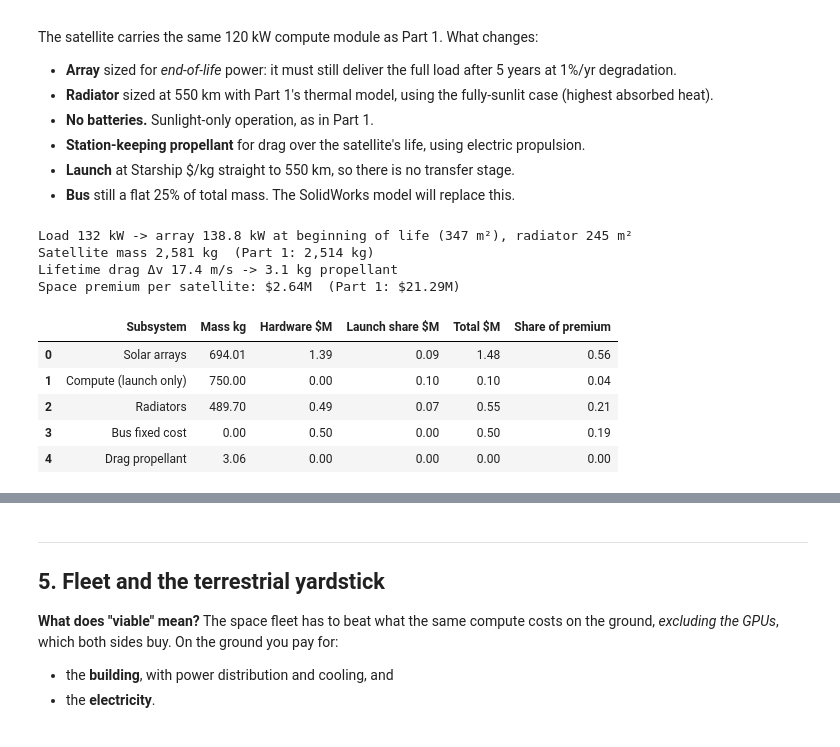
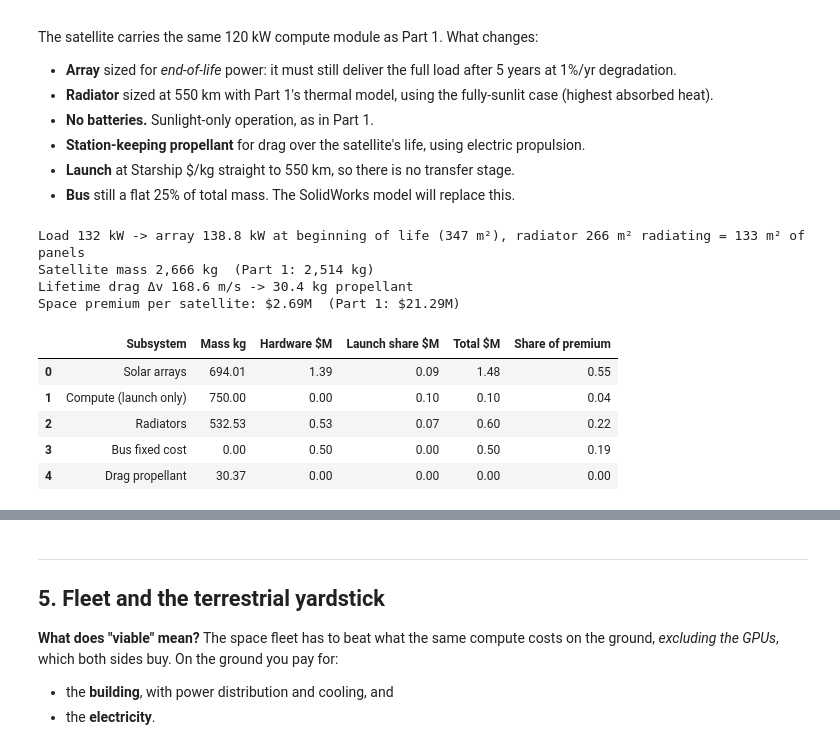
Before and after one commit to SailingSF/research, a Jupyter notebook: space_gpu_datacenter_part2.ipynb, the cells around one changed output, grey strips where cells are left out. Cells and saved outputs as stored; diff of their text form; code cells hidden in the pictures.

```diff
--- a/space_gpu_datacenter_part2.ipynb
+++ b/space_gpu_datacenter_part2.ipynb
@@ -448,13 +480,15 @@ def earth_view_factor_max(alt_km: float) -> float:
     r = R_EARTH + 1_000.0 * alt_km
     return float((R_EARTH / r)**2)
 
-def radiator_area_m2_with_backload(q_internal_w, t_rad_c, alt_km, beta_deg):
+def radiator_area_m2_with_backload(q_internal_w, t_rad_c, alt_km, beta_deg, f_earth=None):
     """Part 1's radiator sizing (emitted flux minus absorbed Earth IR, albedo, and residual solar),
-    condensed to use the global thermal assumptions. Returns (area_m2, net_flux_w_m2)."""
+    condensed to use the global thermal assumptions. Returns (area_m2, net_flux_w_m2).
+    Part 2 addition: pass f_earth to override Part 1's Earth view factor (e.g. for a vertical fin)."""
     t_rad_k = t_rad_c + 273.15
     q_emit = EPSILON * SIGMA * K_EFFECTIVE * (t_rad_k**4 - T_SINK_K**4)
     f_sun = sunlight_fraction(alt_km, beta_deg)
-    f_earth = float(np.clip(earth_view_factor_max(alt_km) * EARTH_VIEW_FRACTION_OF_MAX, 0.0, 1.0))
+    if f_earth is None:
+        f_earth = float(np.clip(earth_view_factor_max(alt_km) * EARTH_VIEW_FRACTION_OF_MAX, 0.0, 1.0))
     q_ir = ALPHA_IR * EARTH_IR_FLUX_W_PER_M2 * f_earth
     q_albedo = ALPHA_SOLAR * SOLAR_CONSTANT * EARTH_BOND_ALBEDO * f_earth * ALBEDO_GEOMETRY_FACTOR * f_sun
     q_solar = ALPHA_SOLAR * SOLAR_CONSTANT * RADIATOR_SOLAR_VIEW_FACTOR * f_sun
@@ -570,6 +602,14 @@ def sso_payload_factor() -> float:
 SSO_FACTOR, SSO_EXTRA_DV = sso_payload_factor()
 
 
+def earth_view_factor_vertical_plate(alt_km: float) -> float:
+    """View factor from one face of a vertical (horizon-facing) plate to the Earth.
+    F = (1/π)·[atan(1/√(H²−1)) − √(H²−1)/H²], with H = r/R_earth."""
+    H = (R_EARTH + 1_000 * alt_km) / R_EARTH
+    k = math.sqrt(H**2 - 1)
+    return (math.atan(1 / k) - k / H**2) / math.pi
+
+
 def size_satellite(
     launch_cost_per_kg=LAUNCH_COST_PER_KG,
     array_cost_per_w=ARRAY_COST_PER_W,
@@ -580,6 +620,9 @@ def size_satellite(
     frontal_area_m2=FRONTAL_AREA_EDGE_ON_M2,
     apply_sso_penalty=APPLY_SSO_PAYLOAD_PENALTY,
     f_sun=None,
+    radiator_layout=RADIATOR_LAYOUT,
+    bus_mass_kg=None,
+    sats_per_flight=None,
 ) -> dict:
     """One satellite at 550 km dawn-dusk. Returns masses [kg], costs [$], and premium metrics."""
     f_sun = F_SUN_ANNUAL if f_sun is None else f_sun
@@ -592,70 +635,81 @@ def size_satellite(
     a_array = p_array_bol_w / ARRAY_POWER_DENSITY_W_PER_M2
     c_array = p_array_bol_w * array_cost_per_w
 
-    # Radiator (fully sunlit case = highest absorbed environmental heat)
-    a_rad, q_net = radiator_area_m2_with_backload(p_load_w, T_GPU_C - DELTA_T_TO_RADIATOR_C, ALT_KM, 90.0)
-    m_rad = a_rad * RADIATOR_AREAL_DENSITY
+    # Radiator (fully sunlit case = highest absorbed environmental heat).
+    #   Layout B: vertical fins, both faces radiate, each face sees part of Earth; fins face the airflow.
+    #   Layout A: flat zenith-facing panel, one radiating face that never sees Earth; edge-on to the airflow.
+    f_earth = earth_view_factor_vertical_plate(ALT_KM) if radiator_layout == "B" else 0.0
+    a_rad, q_net = radiator_area_m2_with_backload(p_load_w, T_GPU_C - DELTA_T_TO_RADIATOR_C, ALT_KM, 90.0, f_earth)
+    a_rad_panel = a_rad / (2 if radiator_layout == "B" else 1)    # physical panel (planform) area
+    m_rad = a_rad * RADIATOR_AREAL_DENSITY                         # kg per m² of radiating surface
     c_rad = a_rad * RADIATOR_COST_PER_M2
+    frontal = frontal_area_m2 + (a_rad_panel if radiator_layout == "B" else 0.0)
 
-    # Dry mass with bus, then drag-makeup propellant for the whole life
-    m_dry = (M_COMPUTE_KG + m_rad + m_array) / (1 - bus_frac)
-    dv_life = drag_dv_per_yr(m_dry, frontal_area_m2) * life_yr
+    # Dry mass with bus (flat fraction, or a bottom-up bus mass from CAD), then drag propellant
+    m_core = M_COMPUTE_KG + m_rad + m_array
+    m_dry = m_core / (1 - bus_frac) if bus_mass_kg is None else m_core + bus_mass_kg
+    dv_life = drag_dv_per_yr(m_dry, frontal) * life_yr
     m_prop = m_dry * (math.exp(dv_life / (G0 * EP_ISP_S)) - 1)
     m_total = m_dry + m_prop
 
-    # Launch
-    eff_cost_per_kg = launch_cost_per_kg / (SSO_FACTOR if apply_sso_penalty else 1.0)
-    c_launch = m_total * eff_cost_per_kg
+    # Launch: $/kg × mass, or (with a packing limit) flight price ÷ satellites per flight
+    if sats_per_flight is None:
+        eff_cost_per_kg = launch_cost_per_kg / (SSO_FACTOR if apply_sso_penalty else 1.0)
+        c_launch = m_total * eff_cost_per_kg
+    else:
+        c_launch = launch_cost_per_kg * STARSHIP_PAYLOAD_LEO_T * 1_000 / sats_per_flight
+        eff_cost_per_kg = c_launch / m_total
 
     premium = c_array + c_rad + BUS_COST_FIXED + c_launch
     avg_compute_kw = P_COMPUTE_KW * f_sun
     return dict(
         p_load_kw=p_load_w / 1e3, p_array_bol_kw=p_array_bol_w / 1e3, a_array_m2=a_array, a_rad_m2=a_rad,
-        m_compute=M_COMPUTE_KG, m_array=m_array, m_rad=m_rad, m_bus=m_dry * bus_frac, m_prop=m_prop, m_total=m_total,
+        a_rad_panel_m2=a_rad_panel, f_earth=f_earth, frontal_m2=frontal,
+        m_compute=M_COMPUTE_KG, m_array=m_array, m_rad=m_rad, m_bus=m_dry - m_core, m_prop=m_prop, m_total=m_total,
         dv_life=dv_life, eff_cost_per_kg=eff_cost_per_kg,
         c_array=c_array, c_rad=c_rad, c_bus=BUS_COST_FIXED, c_launch=c_launch,
         c_compute=P_COMPUTE_KW * COMPUTE_COST_PER_KW,
         premium=premium, avg_compute_kw=avg_compute_kw,
         premium_per_kw_yr=premium / (avg_compute_kw * life_yr),
         premium_per_w_compute=premium / (avg_compute_kw * 1e3),
-        gross=1 / (1 - bus_frac), life_yr=life_yr,
+        gross=m_dry / m_core, life_yr=life_yr,
     )
 
 BEST = size_satellite()
 
 def attribution(s: dict) -> pd.DataFrame:
     """Subsystem cost = hardware + launch of its mass (grossed up for its share of the bus)."""
     k = s["gross"] * s["eff_cost_per_kg"]
     rows = [
         ("Solar arrays",          s["m_array"],   s["c_array"]),
         ("Compute (launch only)", s["m_compute"], 0.0),
         ("Radiators",             s["m_rad"],     s["c_rad"]),
     ]
     df = pd.DataFrame([{"Subsystem": n, "Mass kg": m, "Hardware $M": hw / 1e6,
                         "Launch share $M": m * k / 1e6, "Total $M": (hw + m * k) / 1e6} for n, m, hw in rows])
     extra = pd.DataFrame([
         {"Subsystem": "Bus fixed cost", "Mass kg": 0.0, "Hardware $M": s["c_bus"] / 1e6, "Launch share $M": 0.0, "Total $M": s["c_bus"] / 1e6},
         {"Subsystem": "Drag propellant", "Mass kg": s["m_prop"], "Hardware $M": 0.0,
          "Launch share $M": s["m_prop"] * s["eff_cost_per_kg"] / 1e6, "Total $M": s["m_prop"] * s["eff_cost_per_kg"] / 1e6},
     ])
     df = pd.concat([df, extra], ignore_index=True)
     df["Share of premium"] = df["Total $M"] / df["Total $M"].sum()
     return df
 
 print(f"Load {BEST['p_load_kw']:.0f} kW -> array {BEST['p_array_bol_kw']:.1f} kW at beginning of life "
-      f"({BEST['a_array_m2']:.0f} m²), radiator {BEST['a_rad_m2']:.0f} m²")
+      f"({BEST['a_array_m2']:.0f} m²), radiator {BEST['a_rad_m2']:.0f} m² radiating = {BEST['a_rad_panel_m2']:.0f} m² of panels")
 print(f"Satellite mass {BEST['m_total']:,.0f} kg  (Part 1: {P1['m_total']:,.0f} kg)")
 print(f"Lifetime drag Δv {BEST['dv_life']:.1f} m/s -> {BEST['m_prop']:.1f} kg propellant")
 print(f"Space premium per satellite: ${BEST['premium']/1e6:.2f}M  (Part 1: ${P1['premium']/1e6:.2f}M)")
 display(attribution(BEST))
 # %% [output]
-Load 132 kW -> array 138.8 kW at beginning of life (347 m²), radiator 245 m²
-Satellite mass 2,581 kg  (Part 1: 2,514 kg)
-Lifetime drag Δv 17.4 m/s -> 3.1 kg propellant
-Space premium per satellite: $2.64M  (Part 1: $21.29M)
+Load 132 kW -> array 138.8 kW at beginning of life (347 m²), radiator 266 m² radiating = 133 m² of panels
+Satellite mass 2,666 kg  (Part 1: 2,514 kg)
+Lifetime drag Δv 168.6 m/s -> 30.4 kg propellant
+Space premium per satellite: $2.69M  (Part 1: $21.29M)
 |  | Subsystem | Mass kg | Hardware $M | Launch share $M | Total $M | Share of premium |
-| 0 | Solar arrays | 694.01 | 1.39 | 0.09 | 1.48 | 0.56 |
+| 0 | Solar arrays | 694.01 | 1.39 | 0.09 | 1.48 | 0.55 |
 | 1 | Compute (launch only) | 750.00 | 0.00 | 0.10 | 0.10 | 0.04 |
-| 2 | Radiators | 489.70 | 0.49 | 0.07 | 0.55 | 0.21 |
+| 2 | Radiators | 532.53 | 0.53 | 0.07 | 0.60 | 0.22 |
 | 3 | Bus fixed cost | 0.00 | 0.50 | 0.00 | 0.50 | 0.19 |
-| 4 | Drag propellant | 3.06 | 0.00 | 0.00 | 0.00 | 0.00 |
+| 4 | Drag propellant | 30.37 | 0.00 | 0.00 | 0.00 | 0.00 |
```
Also changed, not shown: parts of 20 cells of this notebook, 26 other files.
